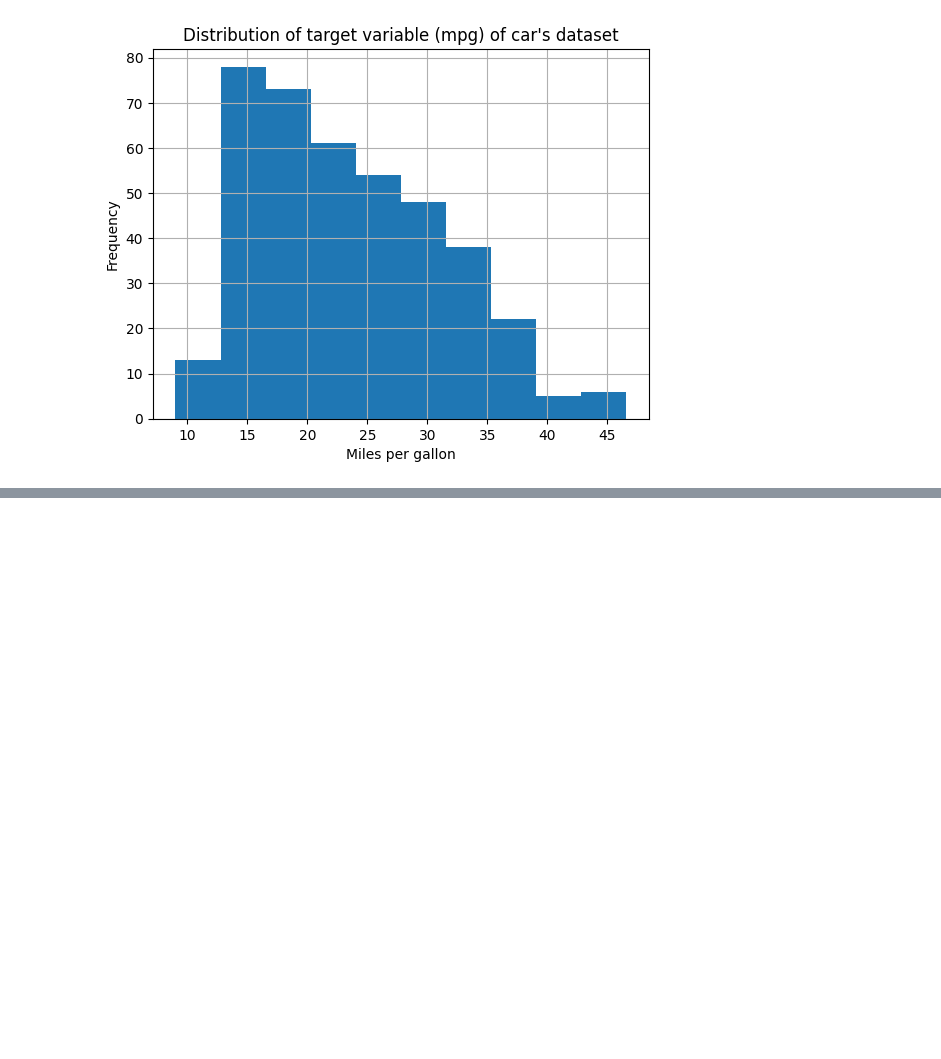
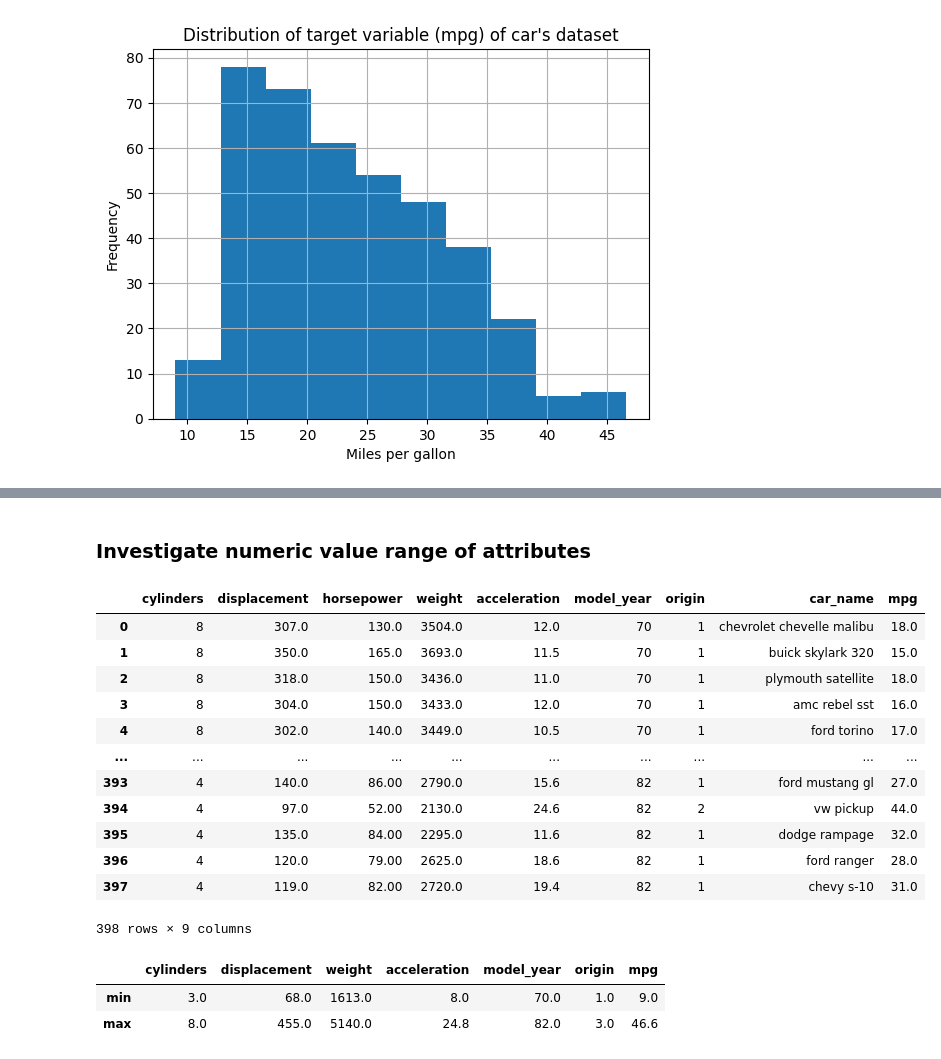
Before and after one commit to lebe1/MachineLearningCourse, a Jupyter notebook: explore.ipynb, the cells around one changed output, grey strips where cells are left out. Saved outputs shown, nothing was run; the diff lists cells and outputs as text; code cells hidden in the pictures; blank space fills up the shorter version.

Commit message:
Investigate attribute value range

```diff
--- a/explore.ipynb
+++ b/explore.ipynb
@@ -102,6 +124,6 @@ X_car.head()
 | 3 | 8 | 304.0 | 150.0 | 3433.0 | 12.0 | 70 | 1 | amc rebel sst |
 | 4 | 8 | 302.0 | 140.0 | 3449.0 | 10.5 | 70 | 1 | ford torino |
 # %%
-y_car = data['mpg']
+y_car = data[['mpg']]
 y_car.head()
 # %% [output]
@@ -189,0 +224,25 @@ plt.show()
+# %% [markdown]
+### Investigate numeric value range of attributes
+# %%
+df_car = pd.concat([X_car, y_car], axis=1)
+df_car
+# %% [output]
+|  | cylinders | displacement | horsepower | weight | acceleration | model_year | origin | car_name | mpg |
+| 0 | 8 | 307.0 | 130.0 | 3504.0 | 12.0 | 70 | 1 | chevrolet chevelle malibu | 18.0 |
+| 1 | 8 | 350.0 | 165.0 | 3693.0 | 11.5 | 70 | 1 | buick skylark 320 | 15.0 |
+| 2 | 8 | 318.0 | 150.0 | 3436.0 | 11.0 | 70 | 1 | plymouth satellite | 18.0 |
+| 3 | 8 | 304.0 | 150.0 | 3433.0 | 12.0 | 70 | 1 | amc rebel sst | 16.0 |
+| 4 | 8 | 302.0 | 140.0 | 3449.0 | 10.5 | 70 | 1 | ford torino | 17.0 |
+| ... | ... | ... | ... | ... | ... | ... | ... | ... | ... |
+| 393 | 4 | 140.0 | 86.00 | 2790.0 | 15.6 | 82 | 1 | ford mustang gl | 27.0 |
+| 394 | 4 | 97.0 | 52.00 | 2130.0 | 24.6 | 82 | 2 | vw pickup | 44.0 |
+| 395 | 4 | 135.0 | 84.00 | 2295.0 | 11.6 | 82 | 1 | dodge rampage | 32.0 |
+| 396 | 4 | 120.0 | 79.00 | 2625.0 | 18.6 | 82 | 1 | ford ranger | 28.0 |
+| 397 | 4 | 119.0 | 82.00 | 2720.0 | 19.4 | 82 | 1 | chevy s-10 | 31.0 |
+398 rows × 9 columns
+# %%
+df_car.describe().loc[["min", "max"]]
+# %% [output]
+|  | cylinders | displacement | weight | acceleration | model_year | origin | mpg |
+| min | 3.0 | 68.0 | 1613.0 | 8.0 | 70.0 | 1.0 | 9.0 |
+| max | 8.0 | 455.0 | 5140.0 | 24.8 | 82.0 | 3.0 | 46.6 |
```
Also changed, not shown: parts of 10 cells of this notebook.
